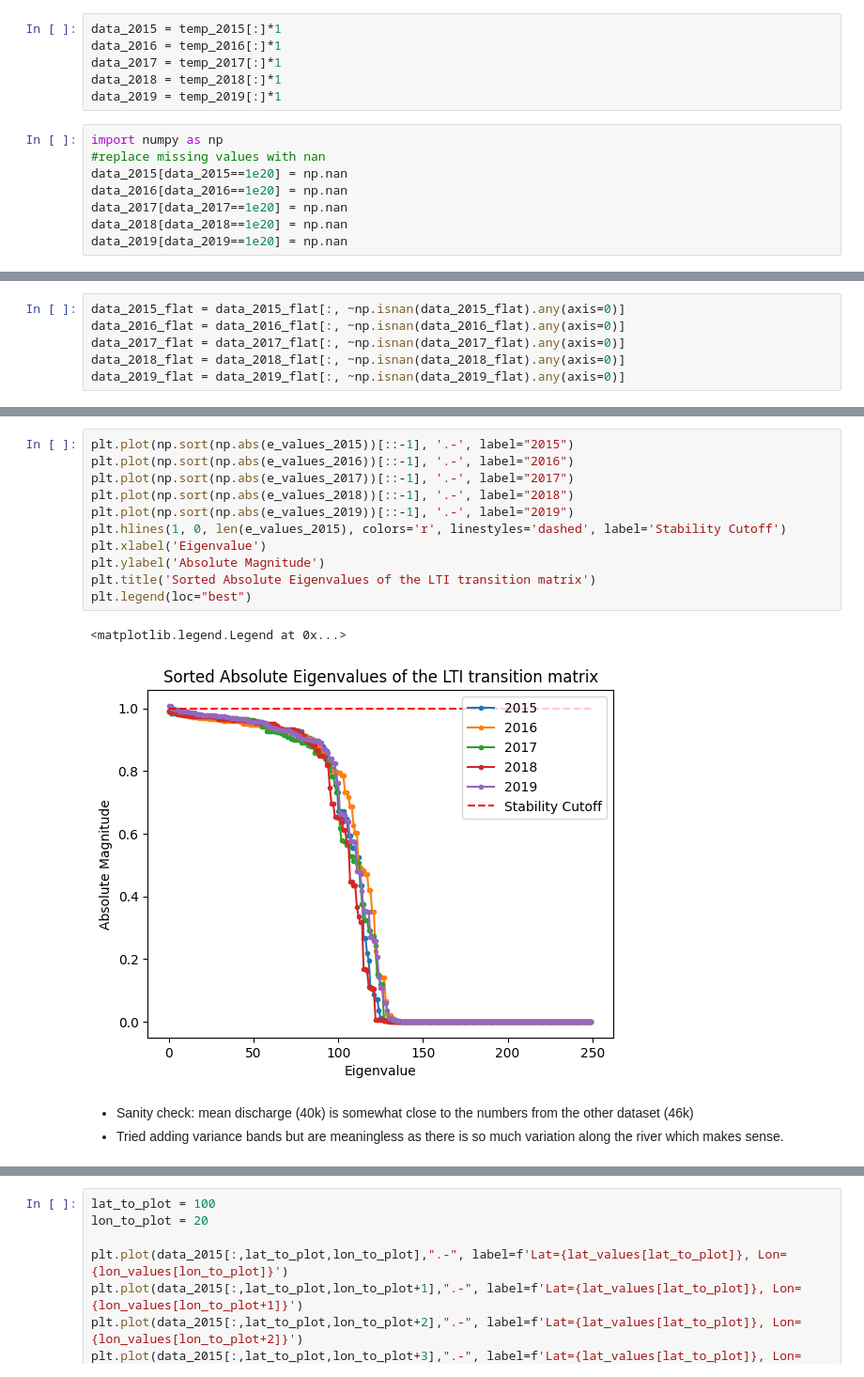
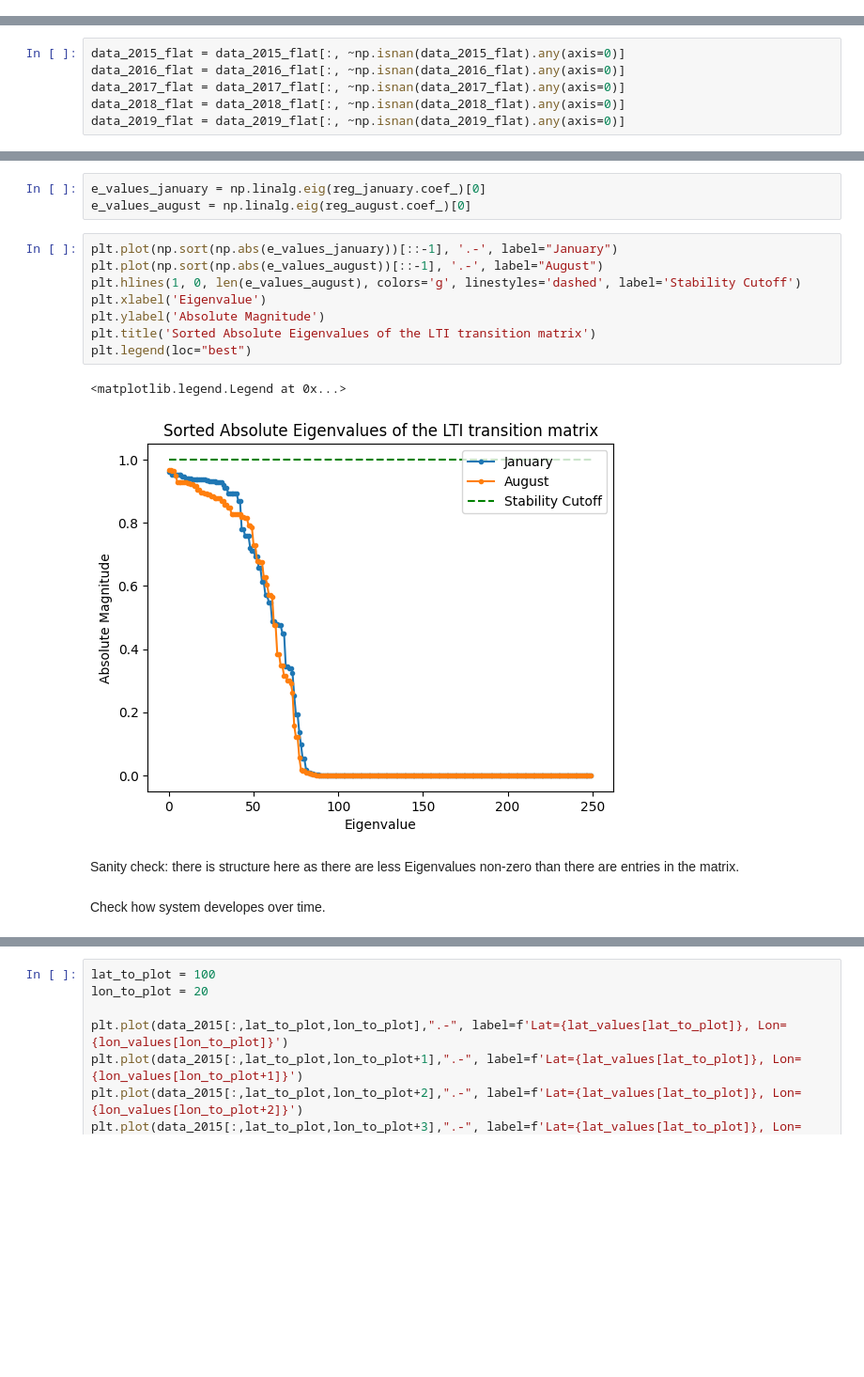
Before and after one commit to PaulNitschke/DS-Brahmaputra-River, a Jupyter notebook: notebooks/yearly_discharge.ipynb, the cells around one changed output, grey strips where cells are left out. Shown: that part at 94% size. Drawn from its saved outputs; the diff is of its cells as text; blank space fills up the shorter version.

```diff
--- a/notebooks/yearly_discharge.ipynb
+++ b/notebooks/yearly_discharge.ipynb
@@ -20,14 +16,0 @@ lat_values = file2read_2015.variables["lat"][:]
-# %%
-data_2015 = temp_2015[:]*1
-data_2016 = temp_2016[:]*1
-data_2017 = temp_2017[:]*1
-data_2018 = temp_2018[:]*1
-data_2019 = temp_2019[:]*1
-# %%
-import numpy as np
-#replace missing values with nan
-data_2015[data_2015==1e20] = np.nan
-data_2016[data_2016==1e20] = np.nan
-data_2017[data_2017==1e20] = np.nan
-data_2018[data_2018==1e20] = np.nan
-data_2019[data_2019==1e20] = np.nan
@@ -149,17 +209,18 @@ e_values_2019, _ = np.linalg.eig(reg_2019.coef_)
+# %%
+e_values_january = np.linalg.eig(reg_january.coef_)[0]
+e_values_august = np.linalg.eig(reg_august.coef_)[0]
 # %%
-plt.plot(np.sort(np.abs(e_values_2015))[::-1], '.-', label="2015")
-plt.plot(np.sort(np.abs(e_values_2016))[::-1], '.-', label="2016")
-plt.plot(np.sort(np.abs(e_values_2017))[::-1], '.-', label="2017")
-plt.plot(np.sort(np.abs(e_values_2018))[::-1], '.-', label="2018")
-plt.plot(np.sort(np.abs(e_values_2019))[::-1], '.-', label="2019")
-plt.hlines(1, 0, len(e_values_2015), colors='r', linestyles='dashed', label='Stability Cutoff')
+plt.plot(np.sort(np.abs(e_values_january))[::-1], '.-', label="January")
+plt.plot(np.sort(np.abs(e_values_august))[::-1], '.-', label="August")
+plt.hlines(1, 0, len(e_values_august), colors='g', linestyles='dashed', label='Stability Cutoff')
 plt.xlabel('Eigenvalue')
 plt.ylabel('Absolute Magnitude')
 plt.title('Sorted Absolute Eigenvalues of the LTI transition matrix')
 plt.legend(loc="best")
 # %% [output]
 <matplotlib.legend.Legend at 0x...>
-[figure, old version]
+[figure, new version]
-# %% [markdown]
-- Sanity check: mean discharge (40k) is somewhat close to the numbers from the other dataset (46k)
-- Tried adding variance bands but are meaningless as there is so much variation along the river which makes sense.
+# %% [markdown]
+Sanity check: there is structure here as there are less Eigenvalues non-zero than there are entries in the matrix.
+# %% [markdown]
+Check how system developes over time.
```
Also changed, not shown: parts of 17 cells of this notebook.
